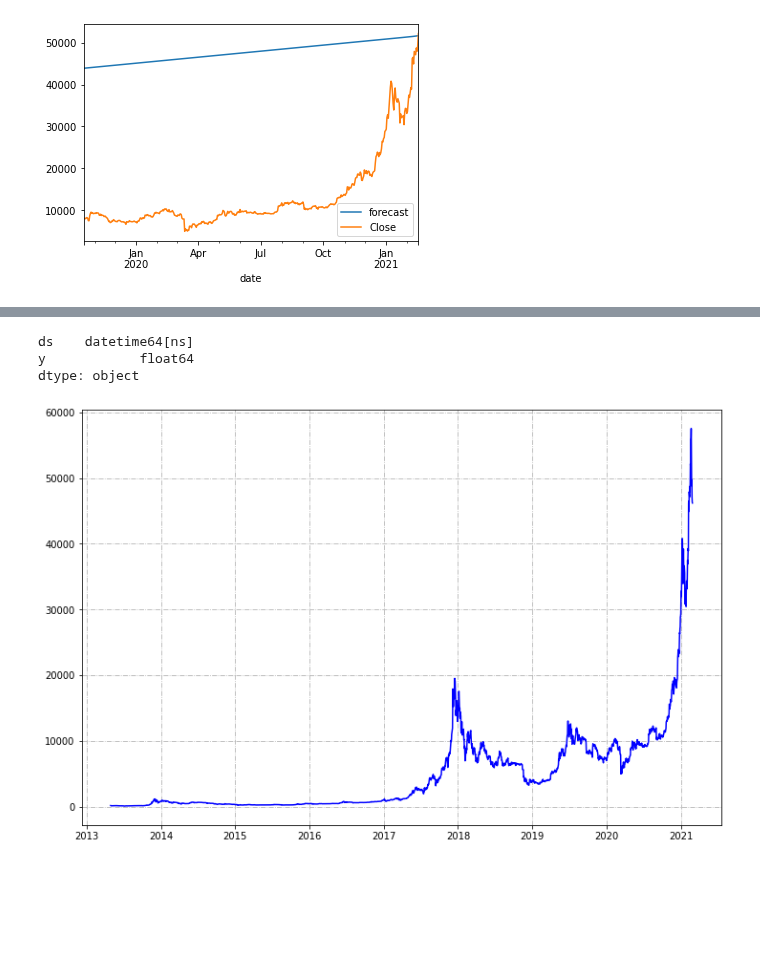
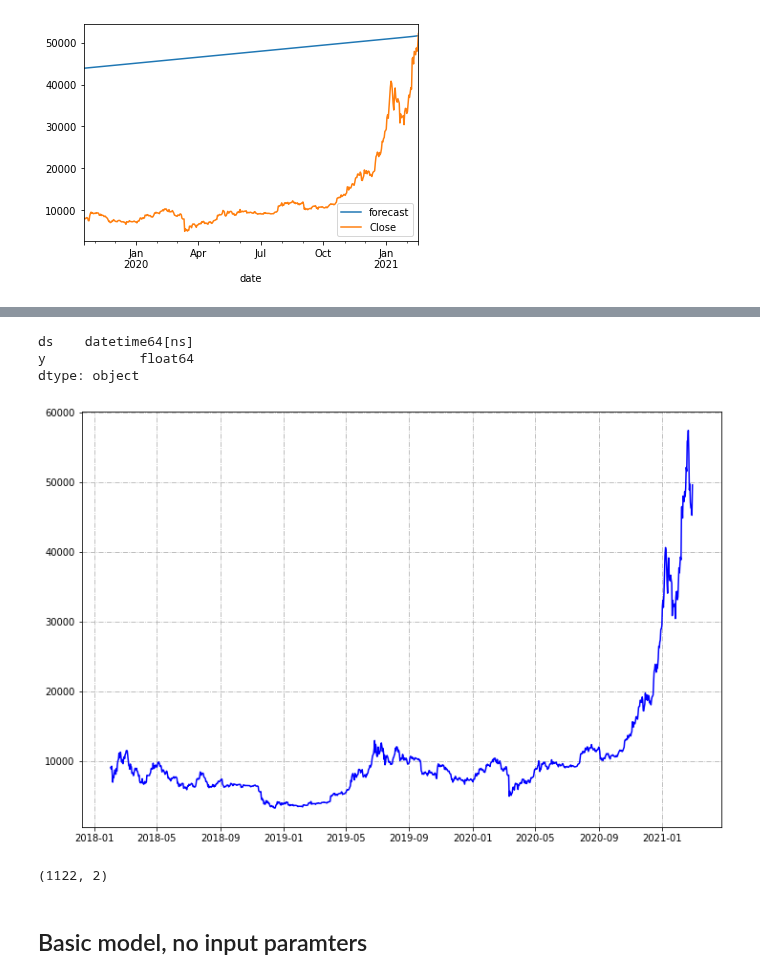
Before and after one commit to Dmunozig/crypto_sentiment, a Jupyter notebook: notebooks/Diego_Prophet_Model_Basic.ipynb, the cells around one changed output, grey strips where cells are left out. Drawn from its saved outputs; the diff is of its cells as text; code cells hidden in the pictures; blank space fills up the shorter version.

Commit message:
Update on Propher model with improved parameters

```diff
--- a/notebooks/Diego_Prophet_Model_Basic.ipynb
+++ b/notebooks/Diego_Prophet_Model_Basic.ipynb
@@ -37,5 +28,0 @@ dtype: object
-# %%
-df = df.rename(columns={"timestamp": "date"})
-df['date'] = pd.to_datetime(df['date'],format='%Y-%m-%d')
-df = df.set_index('date')
-df.head()
@@ -145,16 +124,19 @@ df_pro.head()
 # %%
-df_pro.columns = ['ds', 'y']
-df_pro['ds'] = pd.to_datetime(df_pro['ds'])
-df_pro.dtypes
+df_basic = df.drop(columns='Fear&Greed')
-# %% [output]
-ds    datetime64[ns]
-y            float64
-dtype: object
+# %%
+df_basic = df_basic.rename(columns={"date": "ds","price":"y"})
+# %%
+df_basic['ds'] = pd.to_datetime(df_basic['ds'])
+df_basic.dtypes
+# %% [output]
+ds    datetime64[ns]
+y            float64
+dtype: object
 # %%
 plt.figure(figsize=(12, 8))
 plt.grid(linestyle='-.')
 
-plt.plot(df_pro['ds'], df_pro['y'], 'b')
+plt.plot(df_basic['ds'], df_basic['y'], 'b')
 plt.show()
 # %% [output]
-[figure, old version]
+[figure, new version]
@@ -160,0 +147,6 @@ plt.show()
+# %%
+df_basic.shape
+# %% [output]
+(1122, 2)
+# %% [markdown]
+## Basic model, no input paramters
```
Also changed, not shown: parts of 66 cells of this notebook.
